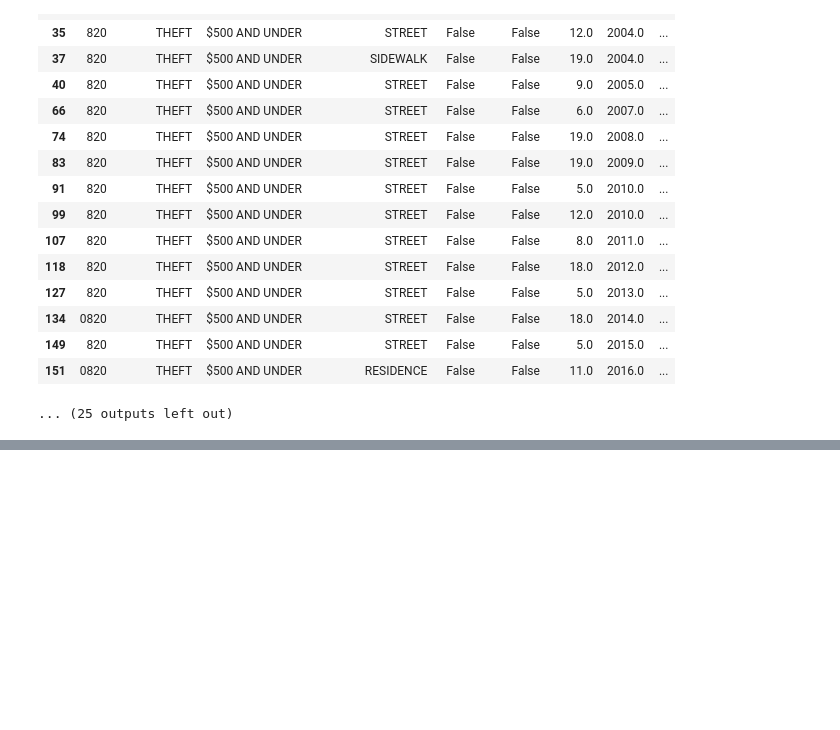
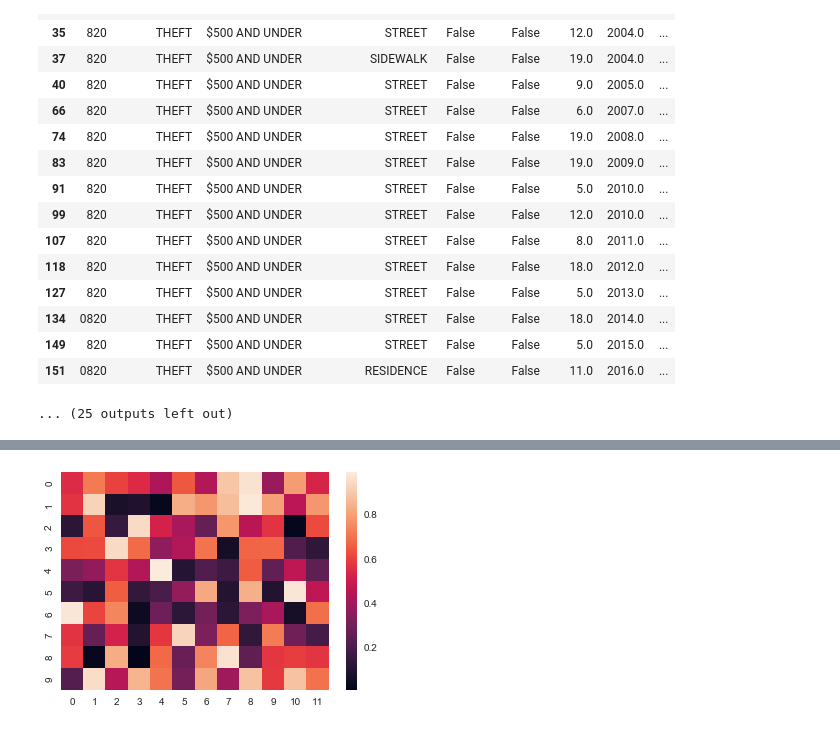
Before and after one commit to g1isgone/Unsupervised-MachineLearning, a Jupyter notebook: finalProject/Identifying Patterns in Centroids.ipynb, the cells around one changed output, grey strips where cells are left out. Drawn from its saved outputs; the diff is of its cells as text; code cells hidden in the pictures; blank space fills up the shorter version.

Commit message:
heatmaps

```diff
--- a/finalProject/Identifying Patterns in Centroids.ipynb
+++ b/finalProject/Identifying Patterns in Centroids.ipynb
@@ -234,0 +334,6 @@ $500 AND UNDER
+# %%
+sns.set()
+uniform_data = np.random.rand(10, 12)
+ax = sns.heatmap(uniform_data)
+# %% [output]
+[figure, added]
```
Also changed, not shown: parts of 13 cells of this notebook.
